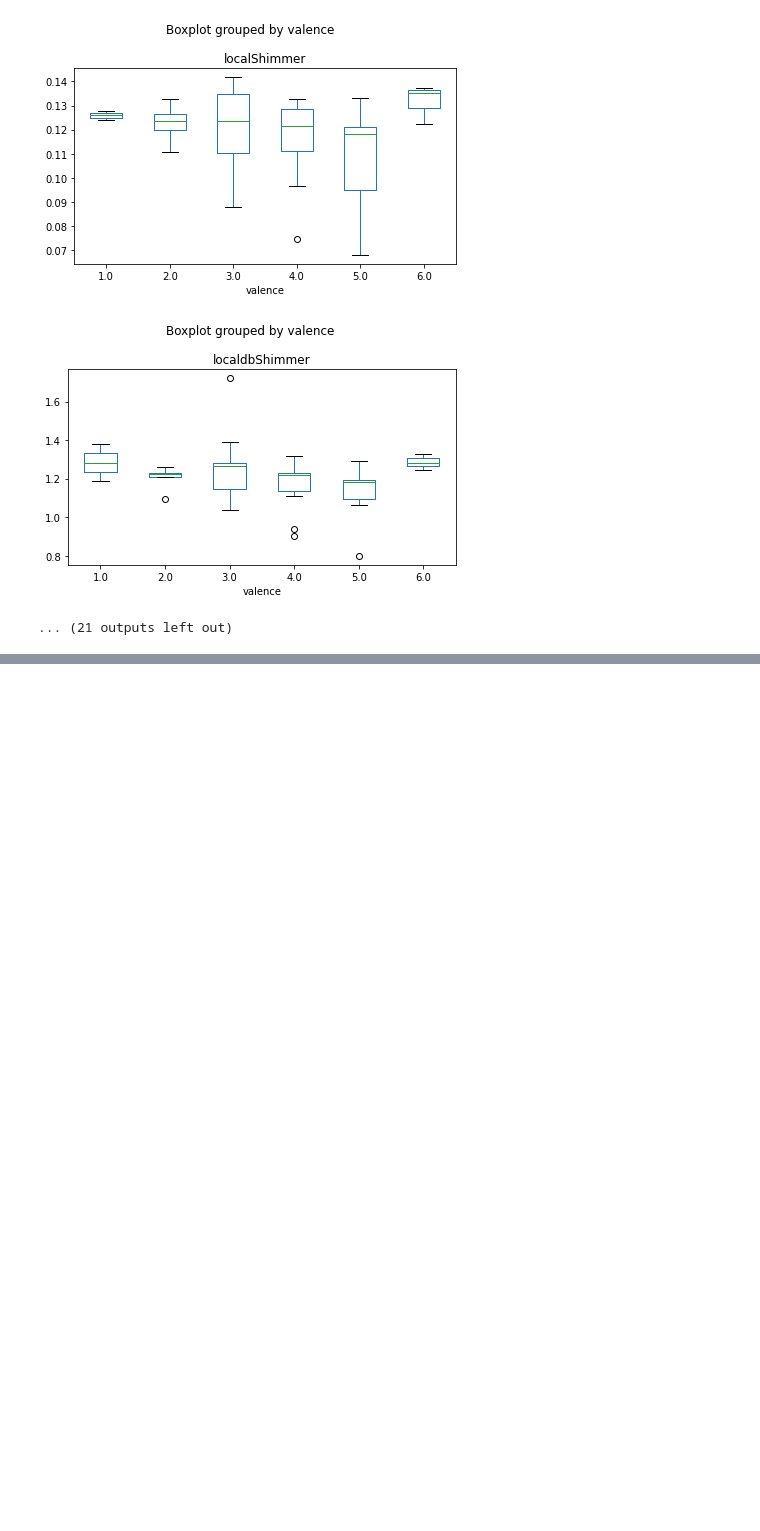
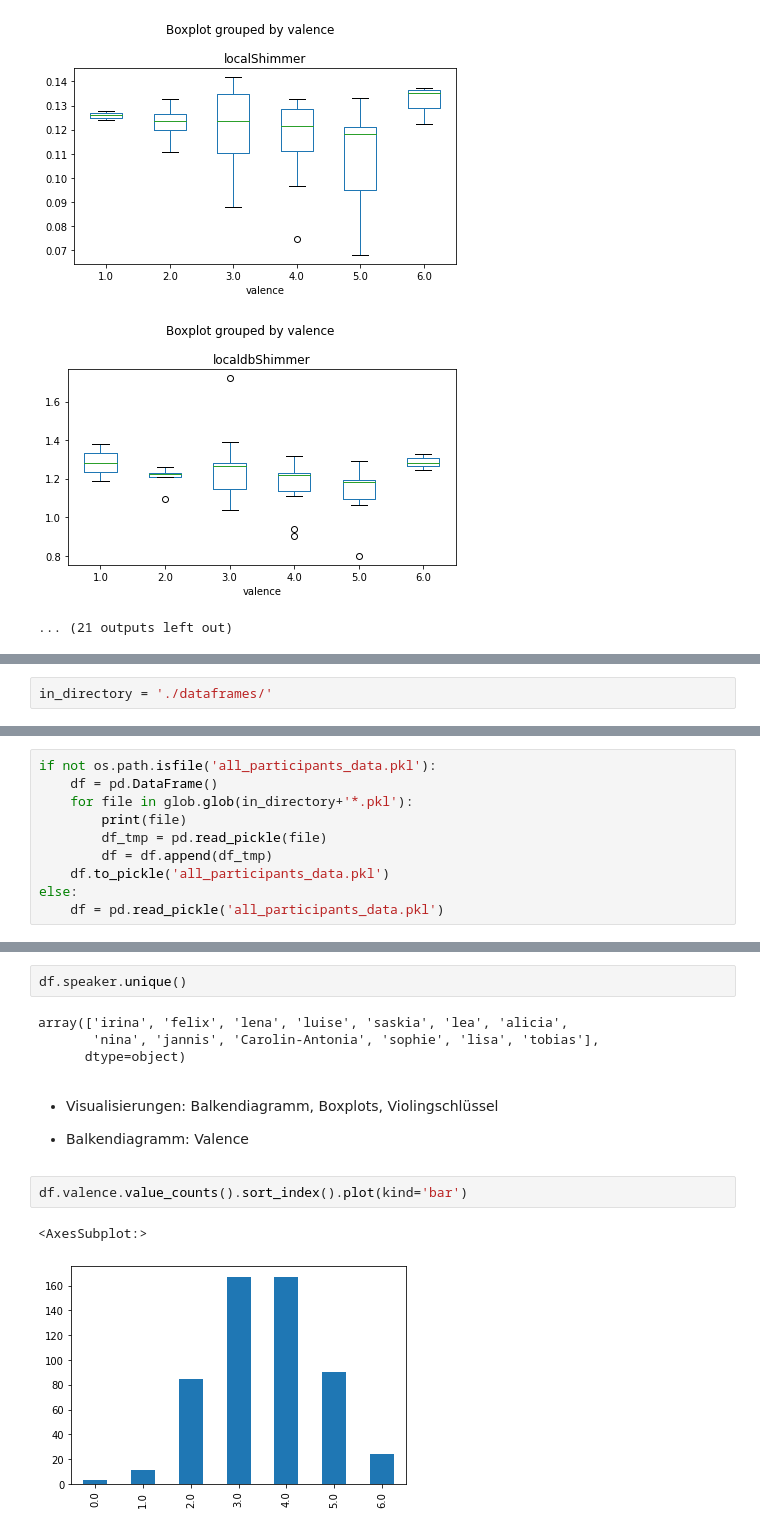
Before and after one commit to Lisa-Wegner/S_sprechstile_eigene, a Jupyter notebook: Sprechstile_eigene_Abgabe-checkpoint.ipynb, the cells around one changed output, grey strips where cells are left out. Cells and saved outputs as stored; diff of their text form; blank space fills up the shorter version.

```diff
--- a/Sprechstile_eigene_Abgabe-checkpoint.ipynb
+++ b/Sprechstile_eigene_Abgabe-checkpoint.ipynb
@@ -412,0 +467,2 @@ df_wannenmacher.head()
+# %%
+in_directory = './dataframes/'
@@ -412,0 +473,10 @@ df_wannenmacher.head()
+# %%
+if not os.path.isfile('all_participants_data.pkl'):
+    df = pd.DataFrame()
+    for file in glob.glob(in_directory+'*.pkl'):
+        print(file)
+        df_tmp = pd.read_pickle(file)
+        df = df.append(df_tmp)
+    df.to_pickle('all_participants_data.pkl')
+else:
+    df = pd.read_pickle('all_participants_data.pkl')
@@ -412,0 +498,15 @@ df_wannenmacher.head()
+# %%
+df.speaker.unique()
+# %% [output]
+array(['irina', 'felix', 'lena', 'luise', 'saskia', 'lea', 'alicia',
+       'nina', 'jannis', 'Carolin-Antonia', 'sophie', 'lisa', 'tobias'],
+      dtype=object)
+# %% [markdown]
+* Visualisierungen: Balkendiagramm, Boxplots, Violingschlüssel
+
+* Balkendiagramm: Valence
+# %%
+df.valence.value_counts().sort_index().plot(kind='bar')
+# %% [output]
+<AxesSubplot:>
+[figure, added]
```
Also changed, not shown: parts of 46 cells of this notebook, 3 other files.
